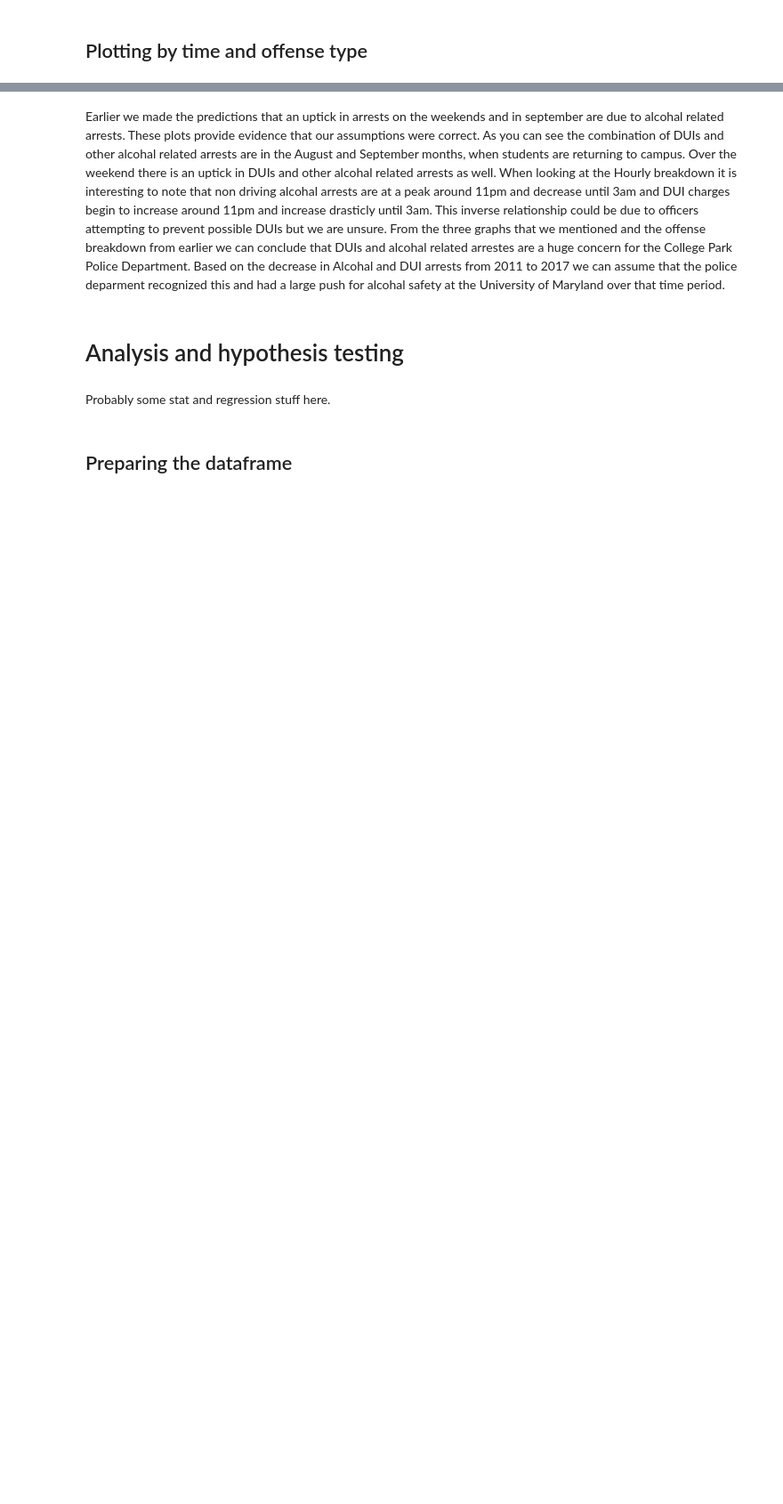
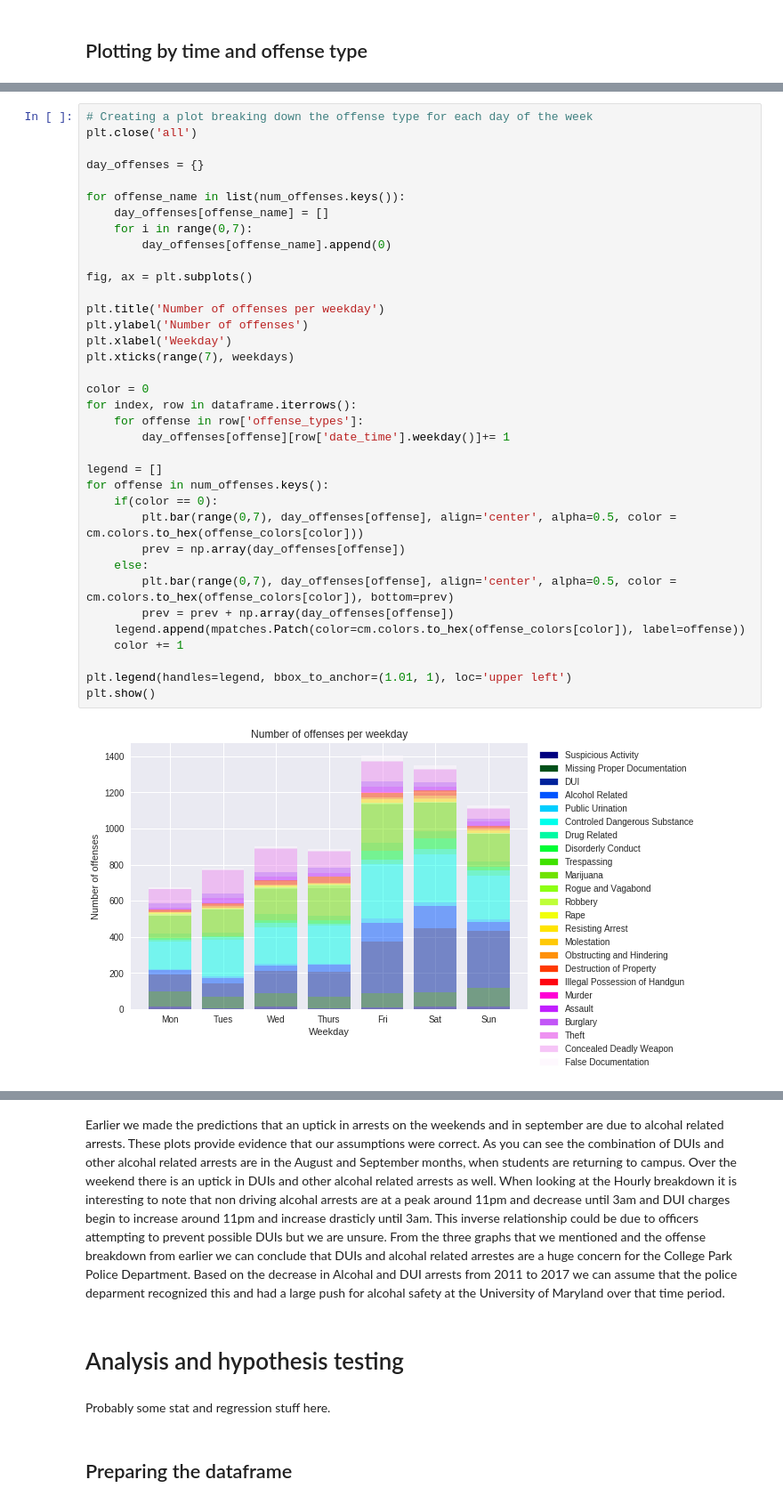
Before and after one commit to NathanOstrander18/college-park-arrests, a Jupyter notebook: final-project.ipynb, the cells around one changed output, grey strips where cells are left out. Shown: that part at 89% size. Saved outputs shown, nothing was run; the diff lists cells and outputs as text; blank space fills up the shorter version.

```diff
--- a/final-project.ipynb
+++ b/final-project.ipynb
@@ -329 +428,39 @@ Finally We put it all together, plotting the different times from above with the
+# %%
+# Creating a plot breaking down the offense type for each day of the week
+plt.close('all')
+
+day_offenses = {}
+
+for offense_name in list(num_offenses.keys()):
+    day_offenses[offense_name] = []
+    for i in range(0,7):
+        day_offenses[offense_name].append(0)
+
+fig, ax = plt.subplots()
+
+plt.title('Number of offenses per weekday')
+plt.ylabel('Number of offenses')
+plt.xlabel('Weekday')
+plt.xticks(range(7), weekdays)
+
+color = 0
+for index, row in dataframe.iterrows():
+    for offense in row['offense_types']:
+        day_offenses[offense][row['date_time'].weekday()]+= 1
+
+legend = []
+for offense in num_offenses.keys():
+    if(color == 0):
+        plt.bar(range(0,7), day_offenses[offense], align='center', alpha=0.5, color = cm.colors.to_hex(offense_colors[color]))
+        prev = np.array(day_offenses[offense])
+    else:
+        plt.bar(range(0,7), day_offenses[offense], align='center', alpha=0.5, color = cm.colors.to_hex(offense_colors[color]), bottom=prev)
+        prev = prev + np.array(day_offenses[offense])
+    legend.append(mpatches.Patch(color=cm.colors.to_hex(offense_colors[color]), label=offense))
+    color += 1
+
+plt.legend(handles=legend, bbox_to_anchor=(1.01, 1), loc='upper left')
+plt.show()
+# %% [output]
+[figure, added]
 # %%
```
Also changed, not shown: parts of 10 cells of this notebook.
